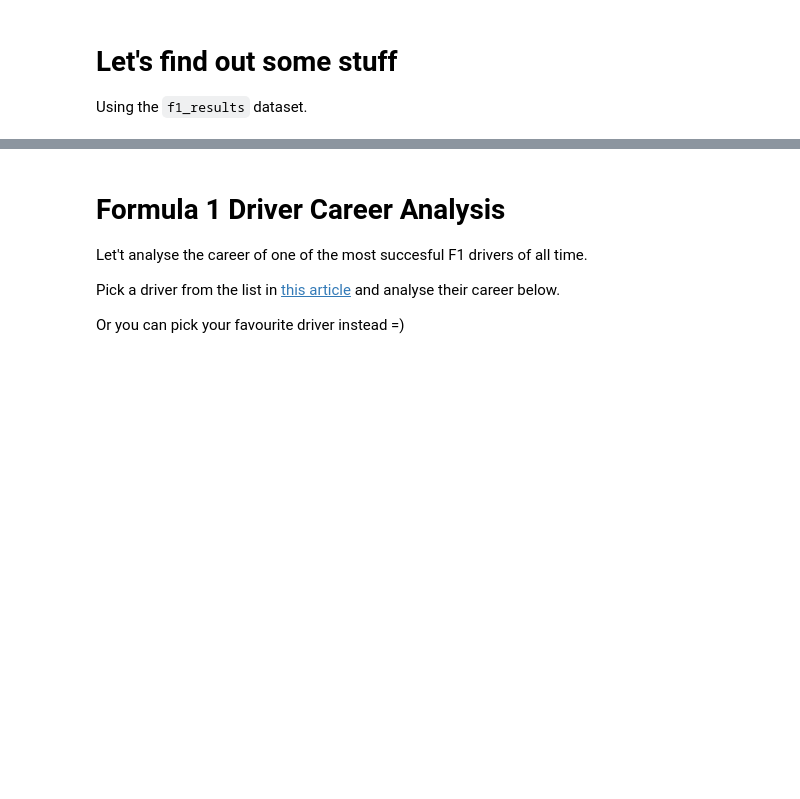
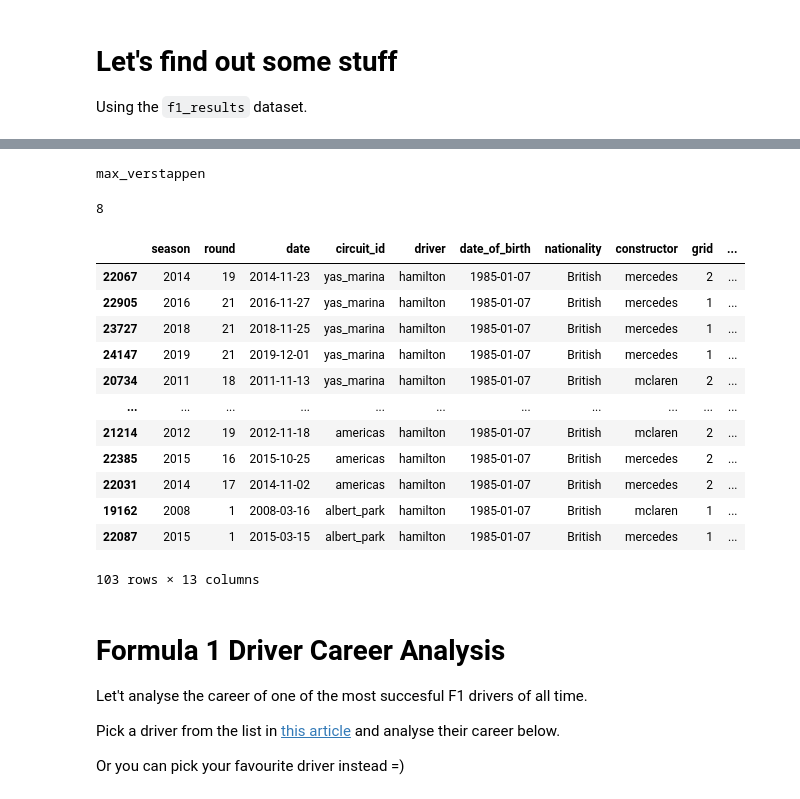
Before and after one commit to Edward1123/bootcamp, a Jupyter notebook: 2022/python_workshop/notebooks/08_pandas.ipynb, the cells around one changed output, grey strips where cells are left out. Saved outputs shown, nothing was run; the diff lists cells and outputs as text; code cells hidden in the pictures; blank space fills up the shorter version.

```diff
--- a/2022/python_workshop/notebooks/08_pandas.ipynb
+++ b/2022/python_workshop/notebooks/08_pandas.ipynb
@@ -864,5 +914,11 @@ f1_results.head()
 # %%
 # who won the race? how many races has this pilot won this year?
+
+winner = f1_results[(f1_results["date"] >= "2022-07-31") & (f1_results["podium"] == 1)]
+name = winner.iloc[0, 4]
+print(name)
+f1_results[(f1_results['driver'] == name) & (f1_results['podium'] == 1) & (f1_results['season'] == 2022)].value_counts().sum()
+
 
 # hints:
 # get the winner by filterinf f1_results on 'date' and 'podium';
@@ -872,8 +928,26 @@ f1_results.head()
 
 # use this ^ to filter f1_results on season, podium and driver
 # and then count
+# %% [output]
+max_verstappen
+8
 # %%
 # on which circuit did Lewis Hamilton have the most wins?
+f1_results[(f1_results['driver'] == 'hamilton') & (f1_results['podium'] == 1)].sort_values('circuit_id', ascending = False)
+# %% [output]
+|  | season | round | date | circuit_id | driver | date_of_birth | nationality | constructor | grid | ... |
+| 22067 | 2014 | 19 | 2014-11-23 | yas_marina | hamilton | 1985-01-07 | British | mercedes | 2 | ... |
+| 22905 | 2016 | 21 | 2016-11-27 | yas_marina | hamilton | 1985-01-07 | British | mercedes | 1 | ... |
+| 23727 | 2018 | 21 | 2018-11-25 | yas_marina | hamilton | 1985-01-07 | British | mercedes | 1 | ... |
+| 24147 | 2019 | 21 | 2019-12-01 | yas_marina | hamilton | 1985-01-07 | British | mercedes | 1 | ... |
+| 20734 | 2011 | 18 | 2011-11-13 | yas_marina | hamilton | 1985-01-07 | British | mclaren | 2 | ... |
+| ... | ... | ... | ... | ... | ... | ... | ... | ... | ... | ... |
+| 21214 | 2012 | 19 | 2012-11-18 | americas | hamilton | 1985-01-07 | British | mclaren | 2 | ... |
+| 22385 | 2015 | 16 | 2015-10-25 | americas | hamilton | 1985-01-07 | British | mercedes | 2 | ... |
+| 22031 | 2014 | 17 | 2014-11-02 | americas | hamilton | 1985-01-07 | British | mercedes | 2 | ... |
+| 19162 | 2008 | 1 | 2008-03-16 | albert_park | hamilton | 1985-01-07 | British | mclaren | 1 | ... |
+| 22087 | 2015 | 1 | 2015-03-15 | albert_park | hamilton | 1985-01-07 | British | mercedes | 1 | ... |
+103 rows × 13 columns
 # %% [markdown]
 # Formula 1 Driver Career Analysis
 Let't analyse the career of one of the most succesful F1 drivers of all time.
```
Also changed, not shown: parts of 6 cells of this notebook.
